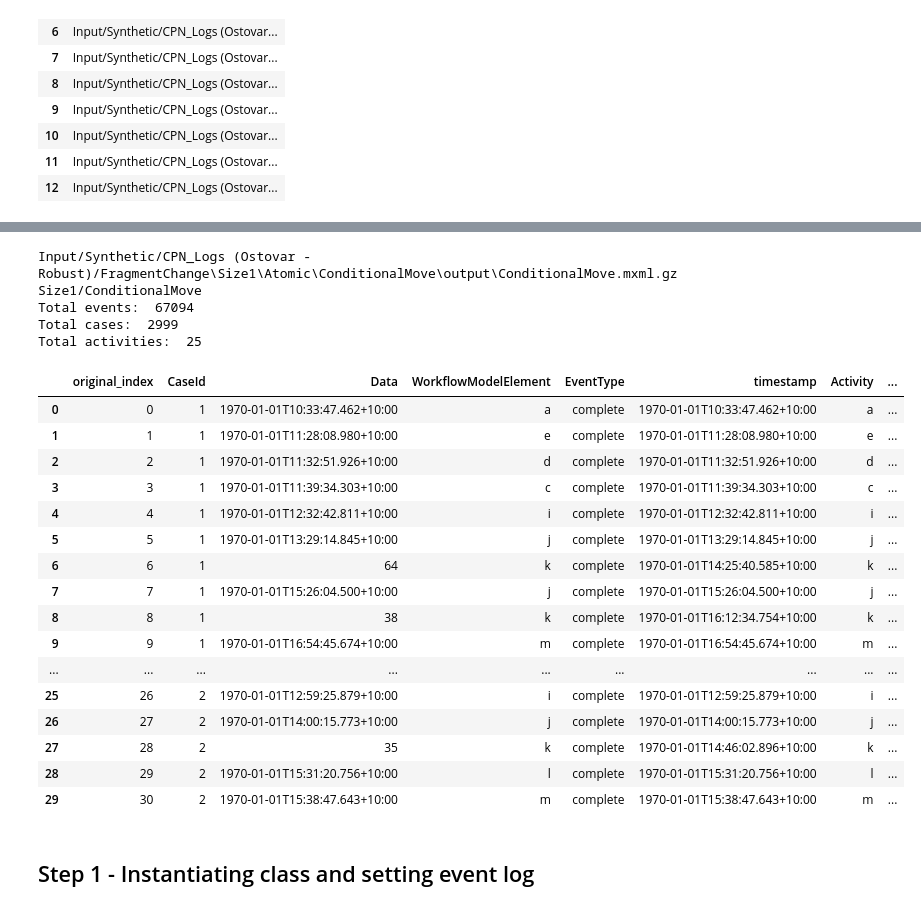
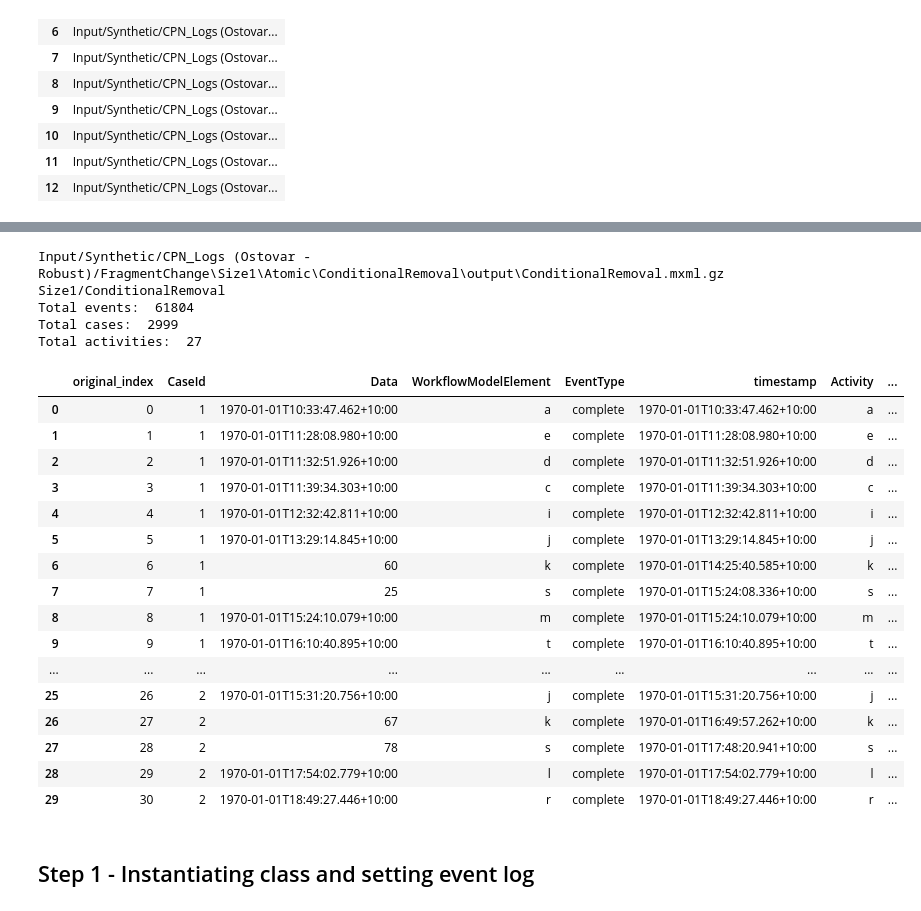
Before and after one commit to AC-Meira/Transition_Matrix_Process_Drift, a Jupyter notebook: Demonstration - CPN_Logs_Characterization_Ext - (Ostovar - Robust).ipynb, the cells around one changed output, grey strips where cells are left out. Drawn from its saved outputs; the diff is of its cells as text; code cells hidden in the pictures.

```diff
--- a/Demonstration - CPN_Logs_Characterization_Ext - (Ostovar - Robust).ipynb
+++ b/Demonstration - CPN_Logs_Characterization_Ext - (Ostovar - Robust).ipynb
@@ -72,48 +72,48 @@ How many logs?  13
 <!-- ![Alt text](../Images/Concept_drift_firstcycle_steps_eng.png "General steps") -->
 # %%
 # Loading first event log
-log_path = logs_path[0]
+log_path = logs_path[1]
 print(log_path)
 print(log_path.split("\\")[-5] + "/" + log_path.split("\\")[-1].split(".")[0])
 event_log = TMPD_utils.parse_mxml(log_path, gzip=True)
 
 # This is a specifc step for this event log that remove an activity that shows where the drift happens
 event_log = event_log[event_log['WorkflowModelElement'] != 'DRIFT_PO']
 
 # Save original event index
 event_log = event_log.reset_index(names='original_index')
 
 # Create an id based on the order of the event in the raw event log
 event_log["Event_order_id"] = event_log.index
 
 # Showing loaded event log
 print("Total events: ", len(event_log))
 print("Total cases: ", len(event_log.groupby('CaseId')))
 print("Total activities: ", len(event_log.groupby('Activity')))
 event_log.head(30)
 # %% [output]
-Input/Synthetic/CPN_Logs (Ostovar - Robust)/FragmentChange\Size1\Atomic\ConditionalMove\output\ConditionalMove.mxml.gz
-Size1/ConditionalMove
-Total events:  67094
+Input/Synthetic/CPN_Logs (Ostovar - Robust)/FragmentChange\Size1\Atomic\ConditionalRemoval\output\ConditionalRemoval.mxml.gz
+Size1/ConditionalRemoval
+Total events:  61804
 Total cases:  2999
-Total activities:  25
+Total activities:  27
 |  | original_index | CaseId | Data | WorkflowModelElement | EventType | timestamp | Activity | ... |
 | 0 | 0 | 1 | 1970-01-01T10:33:47.462+10:00 | a | complete | 1970-01-01T10:33:47.462+10:00 | a | ... |
 | 1 | 1 | 1 | 1970-01-01T11:28:08.980+10:00 | e | complete | 1970-01-01T11:28:08.980+10:00 | e | ... |
 | 2 | 2 | 1 | 1970-01-01T11:32:51.926+10:00 | d | complete | 1970-01-01T11:32:51.926+10:00 | d | ... |
 | 3 | 3 | 1 | 1970-01-01T11:39:34.303+10:00 | c | complete | 1970-01-01T11:39:34.303+10:00 | c | ... |
 | 4 | 4 | 1 | 1970-01-01T12:32:42.811+10:00 | i | complete | 1970-01-01T12:32:42.811+10:00 | i | ... |
 | 5 | 5 | 1 | 1970-01-01T13:29:14.845+10:00 | j | complete | 1970-01-01T13:29:14.845+10:00 | j | ... |
-| 6 | 6 | 1 | 64 | k | complete | 1970-01-01T14:25:40.585+10:00 | k | ... |
-| 7 | 7 | 1 | 1970-01-01T15:26:04.500+10:00 | j | complete | 1970-01-01T15:26:04.500+10:00 | j | ... |
-| 8 | 8 | 1 | 38 | k | complete | 1970-01-01T16:12:34.754+10:00 | k | ... |
-| 9 | 9 | 1 | 1970-01-01T16:54:45.674+10:00 | m | complete | 1970-01-01T16:54:45.674+10:00 | m | ... |
+| 6 | 6 | 1 | 60 | k | complete | 1970-01-01T14:25:40.585+10:00 | k | ... |
+| 7 | 7 | 1 | 25 | s | complete | 1970-01-01T15:24:08.336+10:00 | s | ... |
+| 8 | 8 | 1 | 1970-01-01T15:24:10.079+10:00 | m | complete | 1970-01-01T15:24:10.079+10:00 | m | ... |
+| 9 | 9 | 1 | 1970-01-01T16:10:40.895+10:00 | t | complete | 1970-01-01T16:10:40.895+10:00 | t | ... |
 | ... | ... | ... | ... | ... | ... | ... | ... | ... |
-| 25 | 26 | 2 | 1970-01-01T12:59:25.879+10:00 | i | complete | 1970-01-01T12:59:25.879+10:00 | i | ... |
-| 26 | 27 | 2 | 1970-01-01T14:00:15.773+10:00 | j | complete | 1970-01-01T14:00:15.773+10:00 | j | ... |
-| 27 | 28 | 2 | 35 | k | complete | 1970-01-01T14:46:02.896+10:00 | k | ... |
-| 28 | 29 | 2 | 1970-01-01T15:31:20.756+10:00 | l | complete | 1970-01-01T15:31:20.756+10:00 | l | ... |
-| 29 | 30 | 2 | 1970-01-01T15:38:47.643+10:00 | m | complete | 1970-01-01T15:38:47.643+10:00 | m | ... |
+| 25 | 26 | 2 | 1970-01-01T15:31:20.756+10:00 | j | complete | 1970-01-01T15:31:20.756+10:00 | j | ... |
+| 26 | 27 | 2 | 67 | k | complete | 1970-01-01T16:49:57.262+10:00 | k | ... |
+| 27 | 28 | 2 | 78 | s | complete | 1970-01-01T17:48:20.941+10:00 | s | ... |
+| 28 | 29 | 2 | 1970-01-01T17:54:02.779+10:00 | l | complete | 1970-01-01T17:54:02.779+10:00 | l | ... |
+| 29 | 30 | 2 | 1970-01-01T18:49:27.446+10:00 | r | complete | 1970-01-01T18:49:27.446+10:00 | r | ... |
 # %% [markdown]
 ## Step 1 - Instantiating class and setting event log
 # %%
```
Also changed, not shown: parts of 10 cells of this notebook, 15 other files.
